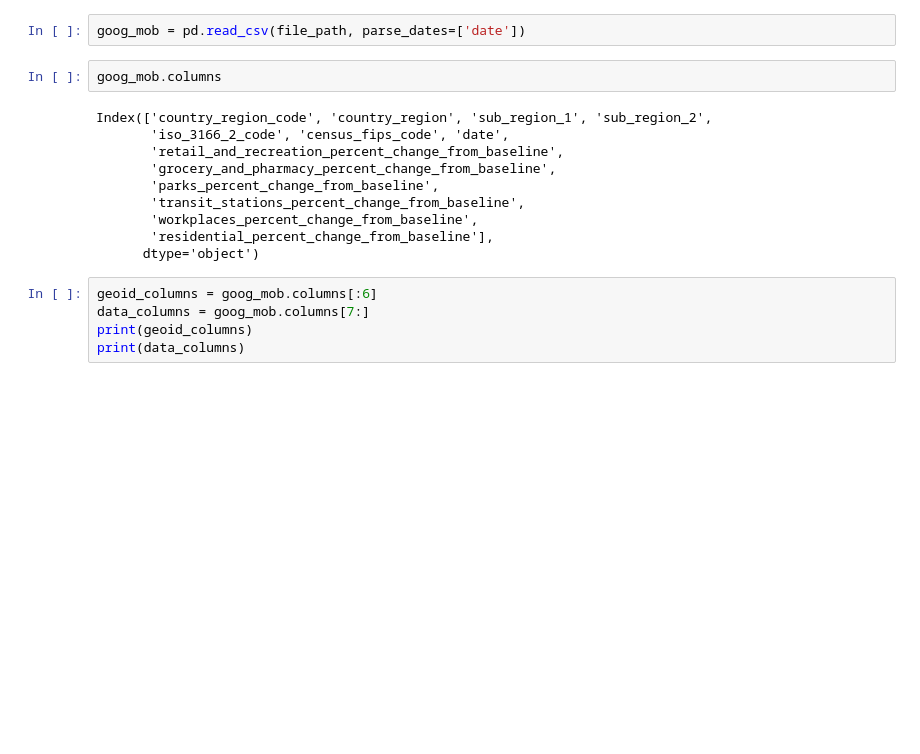
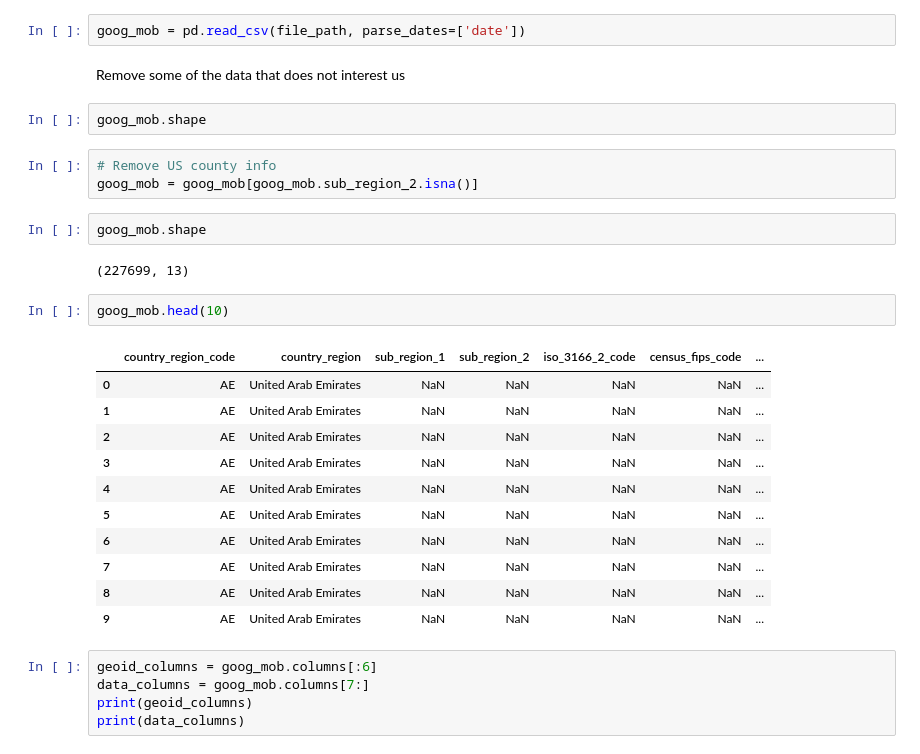
Before and after one commit to BristolFluFighters/BristolFluFighters_NERCHackathonTwo_Recovery, a Jupyter notebook: data/mobility_google.ipynb, the cells around one changed output. Saved outputs shown, nothing was run; the diff lists cells and outputs as text; blank space fills up the shorter version.

```diff
--- a/data/mobility_google.ipynb
+++ b/data/mobility_google.ipynb
@@ -31,18 +31,31 @@ open(file_path, 'wb').write(myfile.content)
 ## Dataset features
 # %%
 goog_mob = pd.read_csv(file_path, parse_dates=['date'])
+# %% [markdown]
+Remove some of the data that does not interest us
 # %%
-goog_mob.columns
+goog_mob.shape
-# %% [output]
-Index(['country_region_code', 'country_region', 'sub_region_1', 'sub_region_2',
-       'iso_3166_2_code', 'census_fips_code', 'date',
-       'retail_and_recreation_percent_change_from_baseline',
-       'grocery_and_pharmacy_percent_change_from_baseline',
-       'parks_percent_change_from_baseline',
-       'transit_stations_percent_change_from_baseline',
-       'workplaces_percent_change_from_baseline',
-       'residential_percent_change_from_baseline'],
-      dtype='object')
+# %%
+# Remove US county info
+goog_mob = goog_mob[goog_mob.sub_region_2.isna()]
+# %%
+goog_mob.shape
+# %% [output]
+(227699, 13)
+# %%
+goog_mob.head(10)
+# %% [output]
+|  | country_region_code | country_region | sub_region_1 | sub_region_2 | iso_3166_2_code | census_fips_code | ... |
+| 0 | AE | United Arab Emirates | NaN | NaN | NaN | NaN | ... |
+| 1 | AE | United Arab Emirates | NaN | NaN | NaN | NaN | ... |
+| 2 | AE | United Arab Emirates | NaN | NaN | NaN | NaN | ... |
+| 3 | AE | United Arab Emirates | NaN | NaN | NaN | NaN | ... |
+| 4 | AE | United Arab Emirates | NaN | NaN | NaN | NaN | ... |
+| 5 | AE | United Arab Emirates | NaN | NaN | NaN | NaN | ... |
+| 6 | AE | United Arab Emirates | NaN | NaN | NaN | NaN | ... |
+| 7 | AE | United Arab Emirates | NaN | NaN | NaN | NaN | ... |
+| 8 | AE | United Arab Emirates | NaN | NaN | NaN | NaN | ... |
+| 9 | AE | United Arab Emirates | NaN | NaN | NaN | NaN | ... |
 # %%
 geoid_columns = goog_mob.columns[:6]
 data_columns = goog_mob.columns[7:]
```
Also changed, not shown: parts of 7 cells of this notebook, 5 other files.
